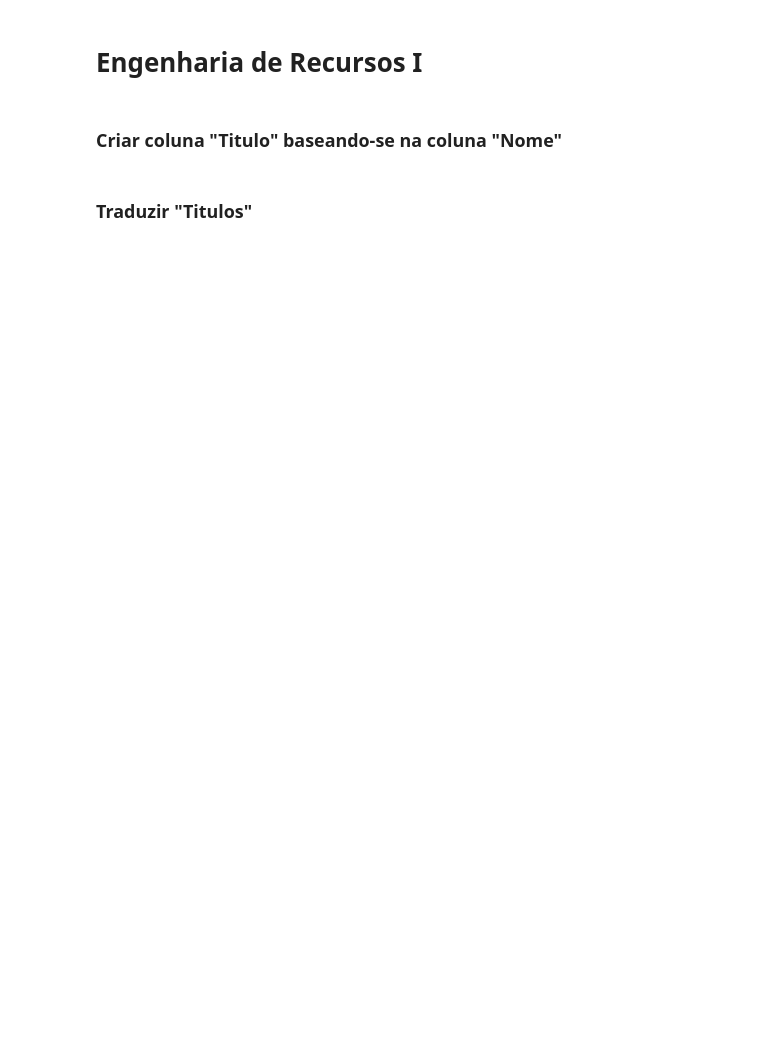
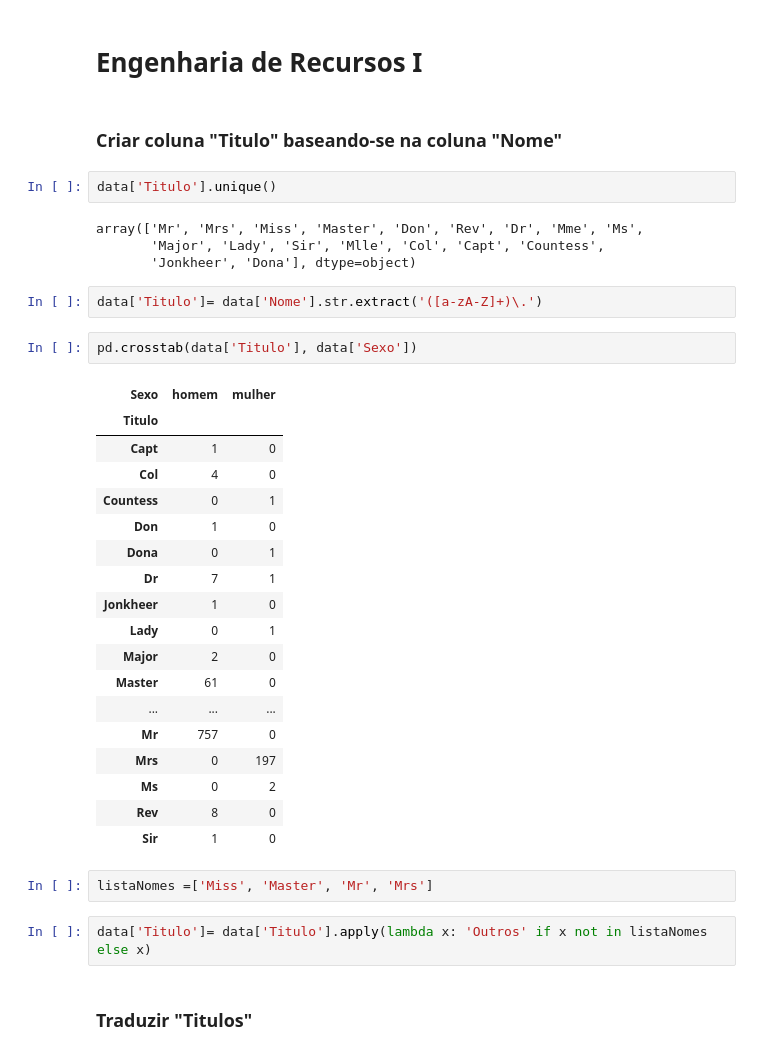
Before and after one commit to CaioPedersoliDiniz10/python, a Jupyter notebook: 09 - Projeto - Regressao Linear - Predicao da Idade/Regressão Linear - Predicao da Idade dos Passageiros do Titanic - Vazio.ipynb, the cells around one changed output. Saved outputs shown, nothing was run; the diff lists cells and outputs as text; blank space fills up the shorter version.

```diff
--- a/09 - Projeto - Regressao Linear - Predicao da Idade/Regressão Linear - Predicao da Idade dos Passageiros do Titanic - Vazio.ipynb
+++ b/09 - Projeto - Regressao Linear - Predicao da Idade/Regressão Linear - Predicao da Idade dos Passageiros do Titanic - Vazio.ipynb
@@ -101,5 +210,38 @@ Aparentemente não tem muita correlação com Idade, e está faltando bastante d
 # Engenharia de Recursos I
 # %% [markdown]
 ### Criar coluna "Titulo" baseando-se na coluna "Nome"
+# %%
+data['Titulo'].unique()
+# %% [output]
+array(['Mr', 'Mrs', 'Miss', 'Master', 'Don', 'Rev', 'Dr', 'Mme', 'Ms',
+       'Major', 'Lady', 'Sir', 'Mlle', 'Col', 'Capt', 'Countess',
+       'Jonkheer', 'Dona'], dtype=object)
+# %%
+data['Titulo']= data['Nome'].str.extract('([a-zA-Z]+)\.')
+# %%
+pd.crosstab(data['Titulo'], data['Sexo'])
+# %% [output]
+| Sexo | homem | mulher |
+| Titulo |  |  |
+| Capt | 1 | 0 |
+| Col | 4 | 0 |
+| Countess | 0 | 1 |
+| Don | 1 | 0 |
+| Dona | 0 | 1 |
+| Dr | 7 | 1 |
+| Jonkheer | 1 | 0 |
+| Lady | 0 | 1 |
+| Major | 2 | 0 |
+| Master | 61 | 0 |
+| ... | ... | ... |
+| Mr | 757 | 0 |
+| Mrs | 0 | 197 |
+| Ms | 0 | 2 |
+| Rev | 8 | 0 |
+| Sir | 1 | 0 |
+# %%
+listaNomes =['Miss', 'Master', 'Mr', 'Mrs']
+# %%
+data['Titulo']= data['Titulo'].apply(lambda x: 'Outros' if x not in listaNomes else x)
 # %% [markdown]
 ### Traduzir "Titulos"
```
Also changed, not shown: parts of 20 cells of this notebook.
